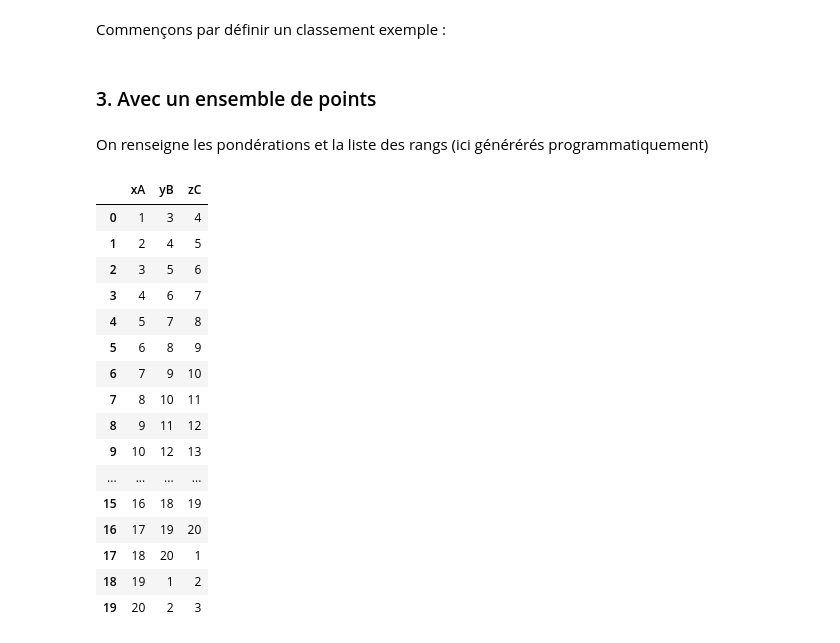
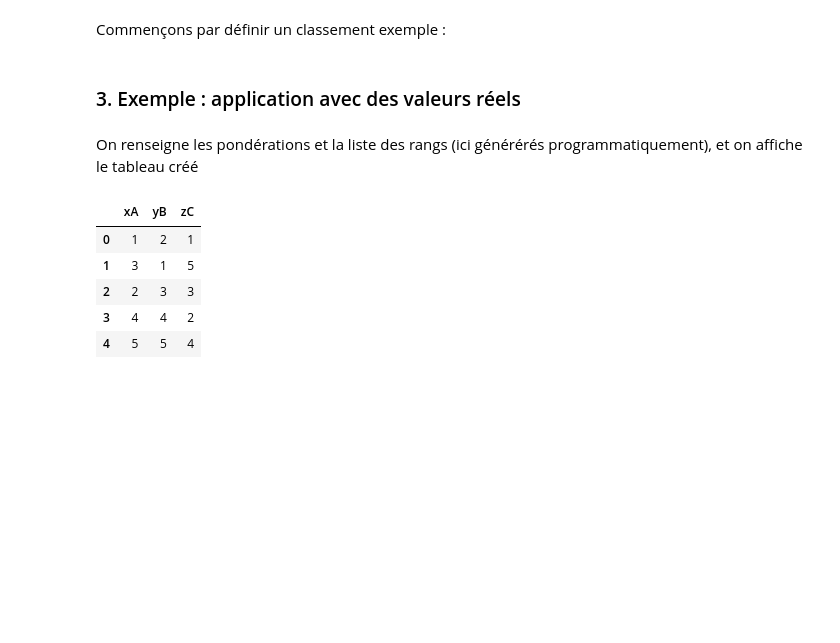
Before and after one commit to Silloky/Grand-Oral, a Jupyter notebook: Aggregation de rangs/Notebook.ipynb, the cells around one changed output. Drawn from its saved outputs; the diff is of its cells as text; code cells hidden in the pictures; blank space fills up the shorter version.

```diff
--- a/Aggregation de rangs/Notebook.ipynb
+++ b/Aggregation de rangs/Notebook.ipynb
@@ -232,34 +232,28 @@ $$f=\frac{x_{A}\cdot\sqrt{ \lambda_{A}^2+\lambda_{B}^2+\lambda_{C}^2}}{\lambda_{
 # %% [markdown]
 Commençons par définir un classement exemple :
 # %% [markdown]
-### 3. Avec un ensemble de points
+### 3. Exemple : application avec des valeurs réels
 # %% [markdown]
-On renseigne les pondérations et la liste des rangs (ici générérés programmatiquement)
+On renseigne les pondérations et la liste des rangs (ici générérés programmatiquement), et on affiche le tableau créé
 # %%
+# Définition des pondérations de chaque classement
 pond = {
-    'A': 0.8,
-    'B': 0.15,
-    'C': 0.05
+    'A': 0.4,
+    'B': 0.3,
+    'C': 0.3
 }
+
+# Génération de 20 rangs
 rangs = np.array([[i, (i + 1) % 20 + 1, (i + 2) % 20 + 1] for i in range(1, 21)])
+rangs = [[1, 2, 1], [3, 1, 5], [2, 3, 3], [4, 4, 2], [5, 5, 4]]
+
+# Conversion en tableau pandas
+df = pd.DataFrame(rangs, columns=[['x','y','z'][list(dict.keys(pond)).index(label)] + label for label in list(dict.keys(pond))])
+df
+# %% [output]
+|  | xA | yB | zC |
+| 0 | 1 | 2 | 1 |
+| 1 | 3 | 1 | 5 |
+| 2 | 2 | 3 | 3 |
+| 3 | 4 | 4 | 2 |
+| 4 | 5 | 5 | 4 |
-# %%
-df = pd.DataFrame(rangs, columns=[['x','y','z'][list(dict.keys(pond)).index(label)] + label for label in list(dict.keys(pond))])
-df
-# %% [output]
-|  | xA | yB | zC |
-| 0 | 1 | 3 | 4 |
-| 1 | 2 | 4 | 5 |
-| 2 | 3 | 5 | 6 |
-| 3 | 4 | 6 | 7 |
-| 4 | 5 | 7 | 8 |
-| 5 | 6 | 8 | 9 |
-| 6 | 7 | 9 | 10 |
-| 7 | 8 | 10 | 11 |
-| 8 | 9 | 11 | 12 |
-| 9 | 10 | 12 | 13 |
-| ... | ... | ... | ... |
-| 15 | 16 | 18 | 19 |
-| 16 | 17 | 19 | 20 |
-| 17 | 18 | 20 | 1 |
-| 18 | 19 | 1 | 2 |
-| 19 | 20 | 2 | 3 |
```
Also changed, not shown: parts of 8 cells of this notebook, 1 other file.
